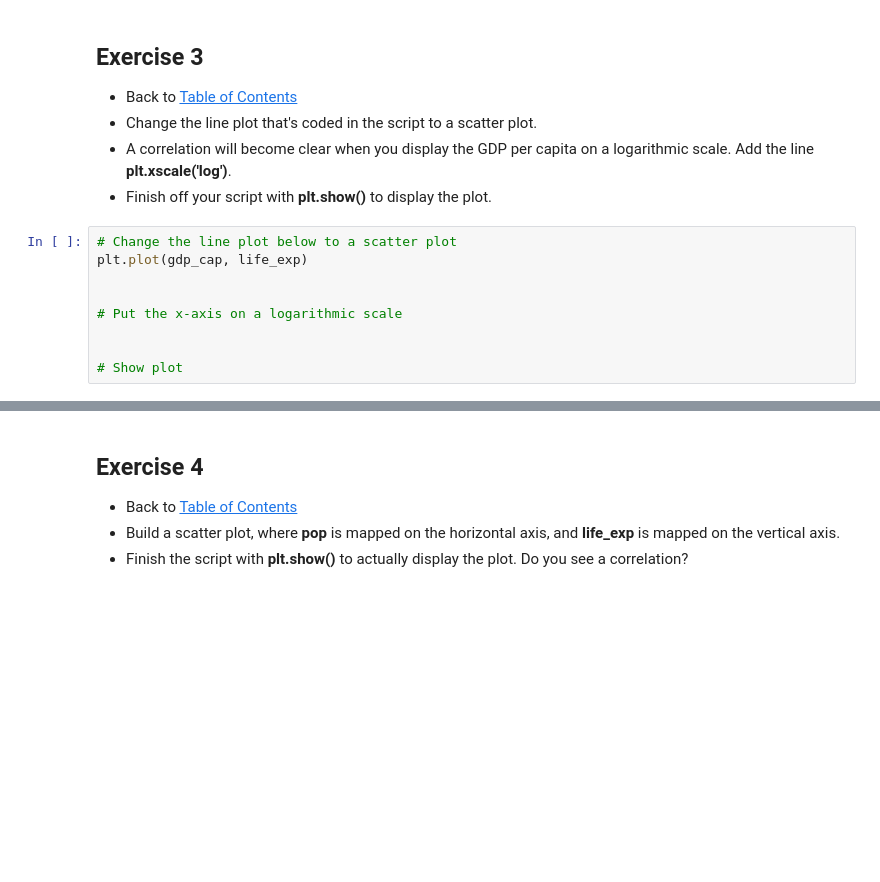
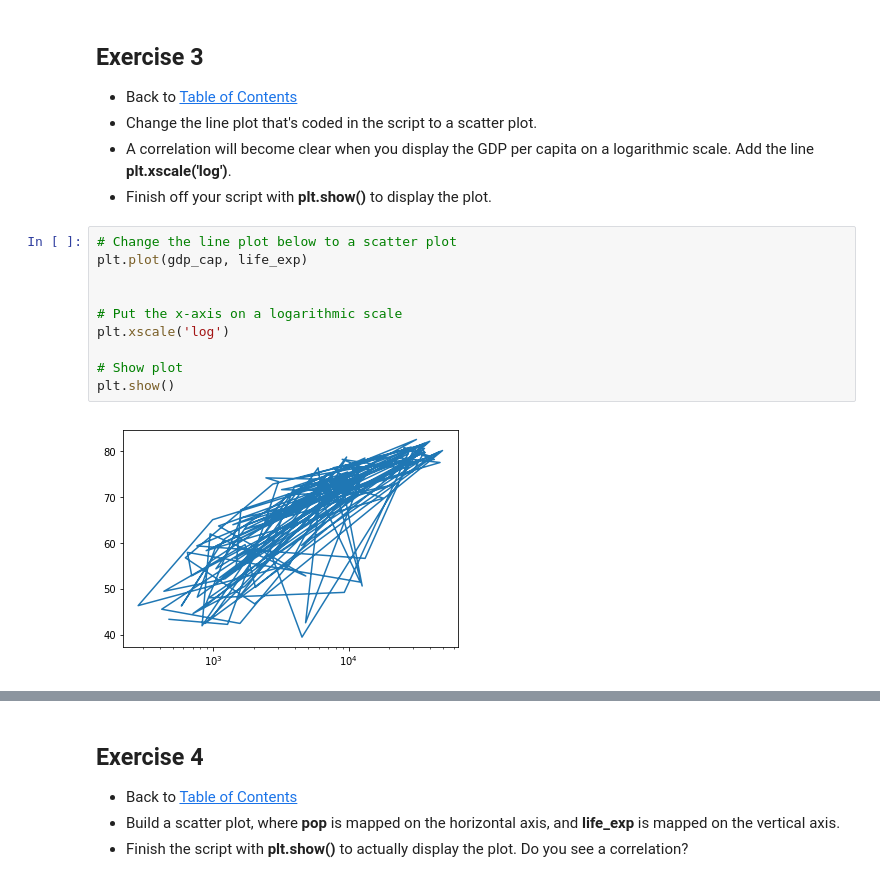
Before and after one commit to Illinoisgov/PUG, a Jupyter notebook: 1.0 Beginner/1.31-Matplotlib-Exercises.ipynb, the cells around one changed output, grey strips where cells are left out. Saved outputs shown, nothing was run; the diff lists cells and outputs as text; blank space fills up the shorter version.

```diff
--- a/1.0 Beginner/1.31-Matplotlib-Exercises.ipynb
+++ b/1.0 Beginner/1.31-Matplotlib-Exercises.ipynb
@@ -87,12 +97,15 @@ pop = df['population'].values.tolist()
 # %%
 # Change the line plot below to a scatter plot
 plt.plot(gdp_cap, life_exp)
 
 
 # Put the x-axis on a logarithmic scale
-
+plt.xscale('log')
 
 # Show plot
+plt.show()
+# %% [output]
+[figure, added]
 # %% [markdown]
 ## Expected output
 ![Expected output](../data/MatplotlibImages/1.11-exercise3.png)
```
Also changed, not shown: parts of 10 cells of this notebook.
